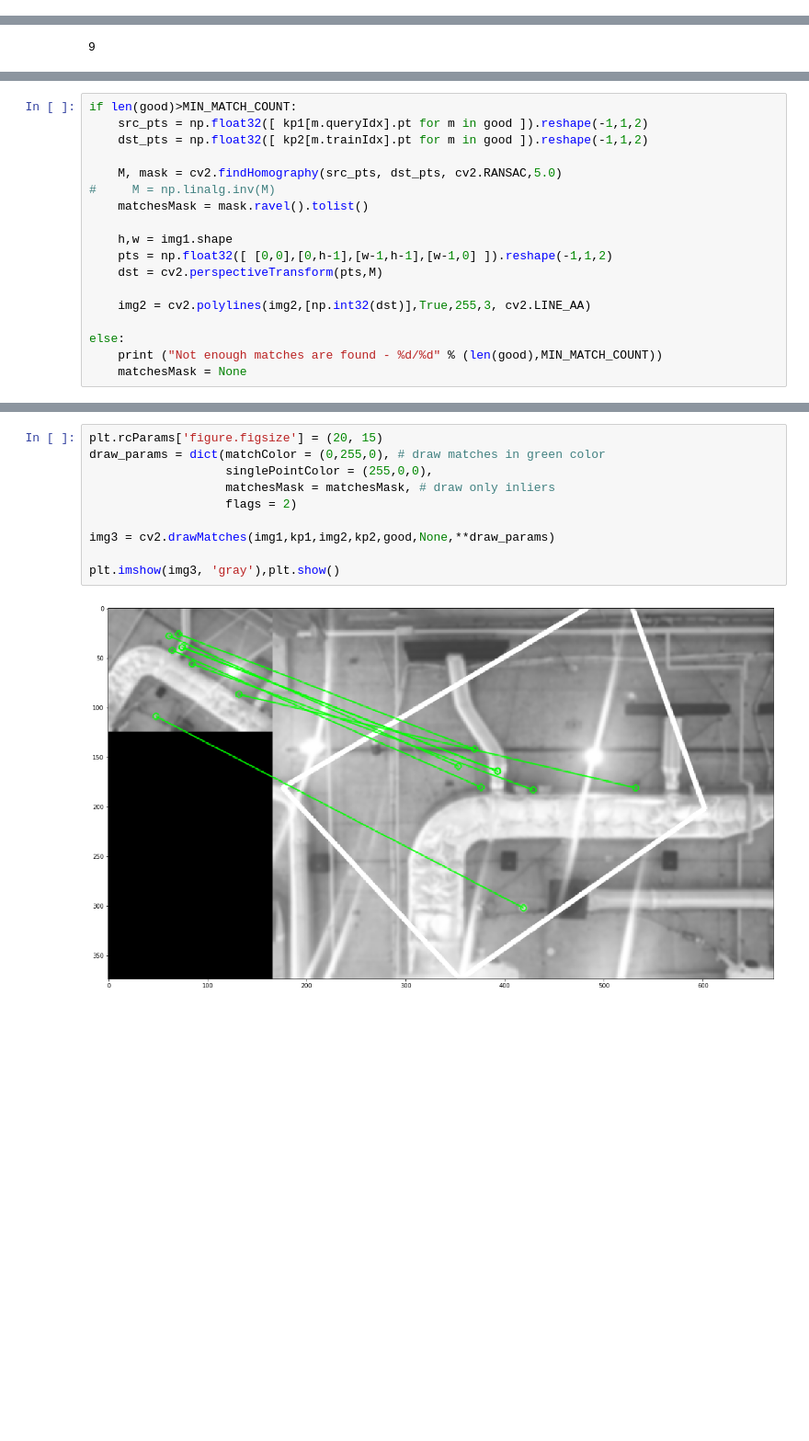
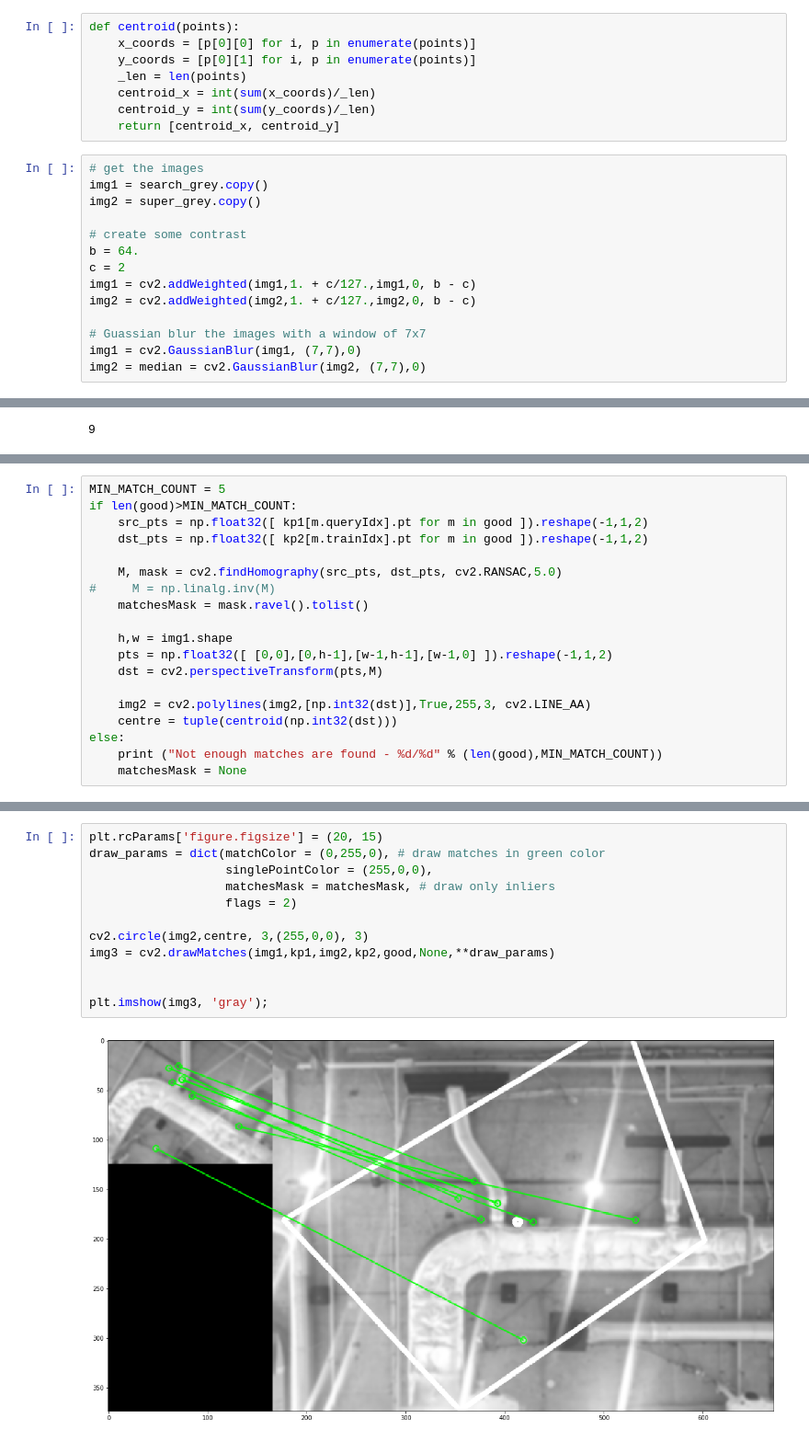
Before and after one commit to z5016621/IndoorDeskLocation, a Jupyter notebook: test feature points.ipynb, the cells around one changed output, grey strips where cells are left out. Shown at 92% size. Saved outputs shown, nothing was run; the diff lists cells and outputs as text; blank space fills up the shorter version.

Commit message:
working example with centroid and bounding box

```diff
--- a/test feature points.ipynb
+++ b/test feature points.ipynb
@@ -148,0 +107,22 @@ test (374, 506)
+# %%
+def centroid(points):
+    x_coords = [p[0][0] for i, p in enumerate(points)]
+    y_coords = [p[0][1] for i, p in enumerate(points)]
+    _len = len(points)
+    centroid_x = int(sum(x_coords)/_len)
+    centroid_y = int(sum(y_coords)/_len)
+    return [centroid_x, centroid_y]
+# %%
+# get the images
+img1 = search_grey.copy()
+img2 = super_grey.copy()
+
+# create some contrast
+b = 64.
+c = 2
+img1 = cv2.addWeighted(img1,1. + c/127.,img1,0, b - c)
+img2 = cv2.addWeighted(img2,1. + c/127.,img2,0, b - c)
+
+# Guassian blur the images with a window of 7x7
+img1 = cv2.GaussianBlur(img1, (7,7),0)
+img2 = median = cv2.GaussianBlur(img2, (7,7),0)
@@ -193,4 +163,5 @@ len(good)
 # %%
+MIN_MATCH_COUNT = 5
 if len(good)>MIN_MATCH_COUNT:
     src_pts = np.float32([ kp1[m.queryIdx].pt for m in good ]).reshape(-1,1,2)
     dst_pts = np.float32([ kp2[m.trainIdx].pt for m in good ]).reshape(-1,1,2)
@@ -204,7 +175,7 @@ if len(good)>MIN_MATCH_COUNT:
     dst = cv2.perspectiveTransform(pts,M)
 
     img2 = cv2.polylines(img2,[np.int32(dst)],True,255,3, cv2.LINE_AA)
-
+    centre = tuple(centroid(np.int32(dst)))
 else:
     print ("Not enough matches are found - %d/%d" % (len(good),MIN_MATCH_COUNT))
     matchesMask = None
@@ -211,12 +184,14 @@ else:
 # %%
 plt.rcParams['figure.figsize'] = (20, 15)
 draw_params = dict(matchColor = (0,255,0), # draw matches in green color
                    singlePointColor = (255,0,0),
                    matchesMask = matchesMask, # draw only inliers
                    flags = 2)
 
+cv2.circle(img2,centre, 3,(255,0,0), 3)
 img3 = cv2.drawMatches(img1,kp1,img2,kp2,good,None,**draw_params)
 
-plt.imshow(img3, 'gray'),plt.show()
+
+plt.imshow(img3, 'gray');
 # %% [output]
-[figure, old version]
+[figure, new version]
```
Also changed, not shown: parts of 20 cells of this notebook.
